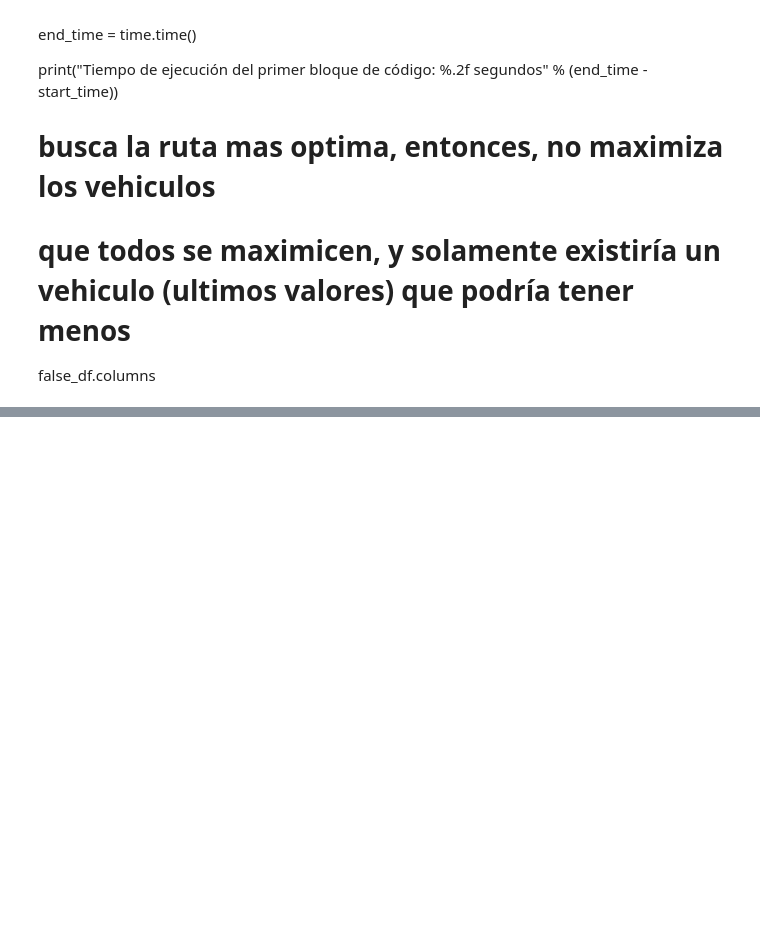
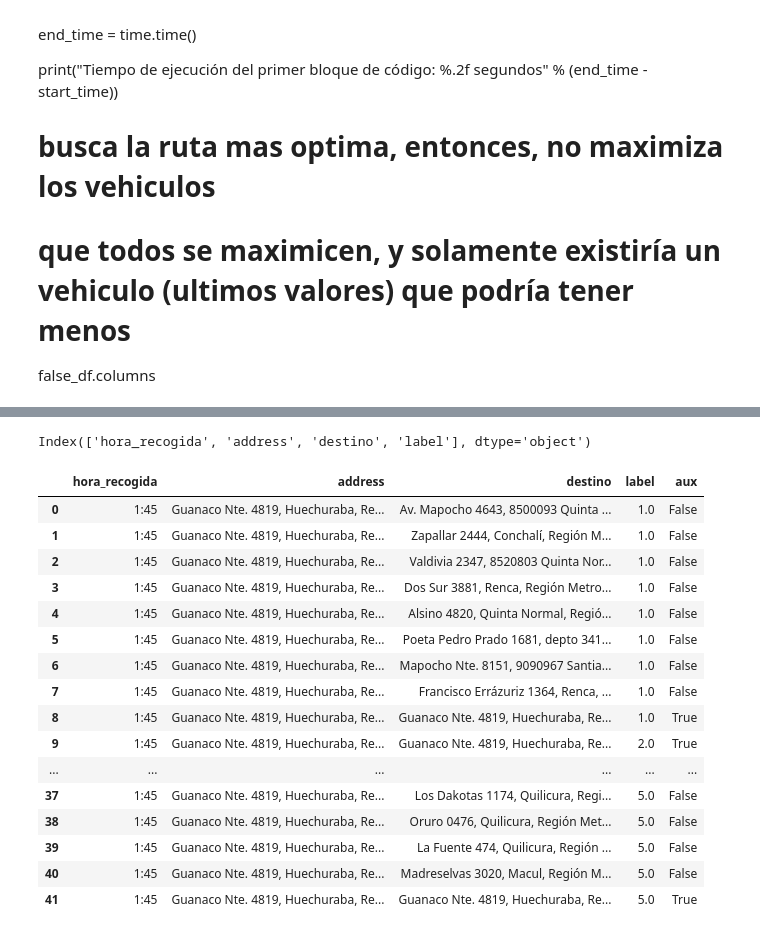
Before and after one commit to martinnnsss/best-route, a Jupyter notebook: routes_v3.ipynb, the cells around one changed output, grey strips where cells are left out. Drawn from its saved outputs; the diff is of its cells as text; code cells hidden in the pictures; blank space fills up the shorter version.

```diff
--- a/routes_v3.ipynb
+++ b/routes_v3.ipynb
@@ -272,7 +252,6 @@ true_df
 # %%
+# paso 3
 df=pd.concat([false_df,true_df])
 
 df=df[['hora_recogida','address','destino','label']]
-df.sort_values(by=['hora_recogida'])
-
-df
+df=df.sort_values(by=['label'])
@@ -346,0 +263,35 @@ AttributeError: module 'gmaps' has no attribute 'InfoBox'
+# %%
+df.columns
+# %% [output]
+Index(['hora_recogida', 'address', 'destino', 'label'], dtype='object')
+# %%
+
+grouped= df.groupby(['address','label'])
+
+for data,group in grouped:
+    group.reset_index(drop=True,inplace=True)
+    nueva_fila = {'hora_recogida': group['hora_recogida'][0], 'address': data[0], 'destino': data[0],'label': data[1]}
+    df = df.append(nueva_fila, ignore_index=True)
+    #df = pd.concat([nueva_fila, df],ignore_index=True)
+
+df['aux']= df['address']==df['destino']
+
+df.sort_values(by=['label']).reset_index(drop=True)
+# %% [output]
+|  | hora_recogida | address | destino | label | aux |
+| 0 | 1:45 | Guanaco Nte. 4819, Huechuraba, Re... | Av. Mapocho 4643, 8500093 Quinta ... | 1.0 | False |
+| 1 | 1:45 | Guanaco Nte. 4819, Huechuraba, Re... | Zapallar 2444, Conchalí, Región M... | 1.0 | False |
+| 2 | 1:45 | Guanaco Nte. 4819, Huechuraba, Re... | Valdivia 2347, 8520803 Quinta Nor... | 1.0 | False |
+| 3 | 1:45 | Guanaco Nte. 4819, Huechuraba, Re... | Dos Sur 3881, Renca, Región Metro... | 1.0 | False |
+| 4 | 1:45 | Guanaco Nte. 4819, Huechuraba, Re... | Alsino 4820, Quinta Normal, Regió... | 1.0 | False |
+| 5 | 1:45 | Guanaco Nte. 4819, Huechuraba, Re... | Poeta Pedro Prado 1681, depto 341... | 1.0 | False |
+| 6 | 1:45 | Guanaco Nte. 4819, Huechuraba, Re... | Mapocho Nte. 8151, 9090967 Santia... | 1.0 | False |
+| 7 | 1:45 | Guanaco Nte. 4819, Huechuraba, Re... | Francisco Errázuriz 1364, Renca, ... | 1.0 | False |
+| 8 | 1:45 | Guanaco Nte. 4819, Huechuraba, Re... | Guanaco Nte. 4819, Huechuraba, Re... | 1.0 | True |
+| 9 | 1:45 | Guanaco Nte. 4819, Huechuraba, Re... | Guanaco Nte. 4819, Huechuraba, Re... | 2.0 | True |
+| ... | ... | ... | ... | ... | ... |
+| 37 | 1:45 | Guanaco Nte. 4819, Huechuraba, Re... | Los Dakotas 1174, Quilicura, Regi... | 5.0 | False |
+| 38 | 1:45 | Guanaco Nte. 4819, Huechuraba, Re... | Oruro 0476, Quilicura, Región Met... | 5.0 | False |
+| 39 | 1:45 | Guanaco Nte. 4819, Huechuraba, Re... | La Fuente 474, Quilicura, Región ... | 5.0 | False |
+| 40 | 1:45 | Guanaco Nte. 4819, Huechuraba, Re... | Madreselvas 3020, Macul, Región M... | 5.0 | False |
+| 41 | 1:45 | Guanaco Nte. 4819, Huechuraba, Re... | Guanaco Nte. 4819, Huechuraba, Re... | 5.0 | True |
```
Also changed, not shown: parts of 10 cells of this notebook, 2 other files.
